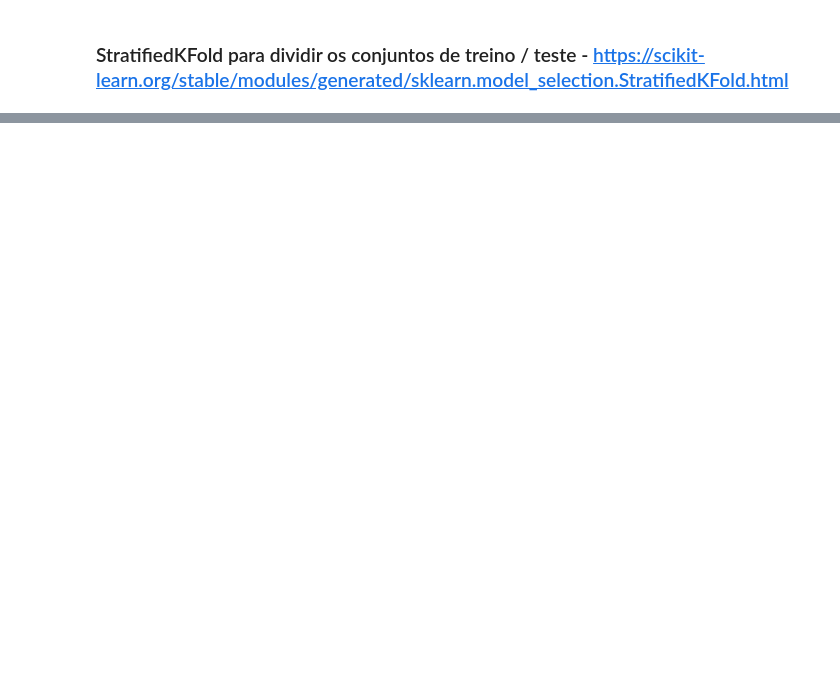
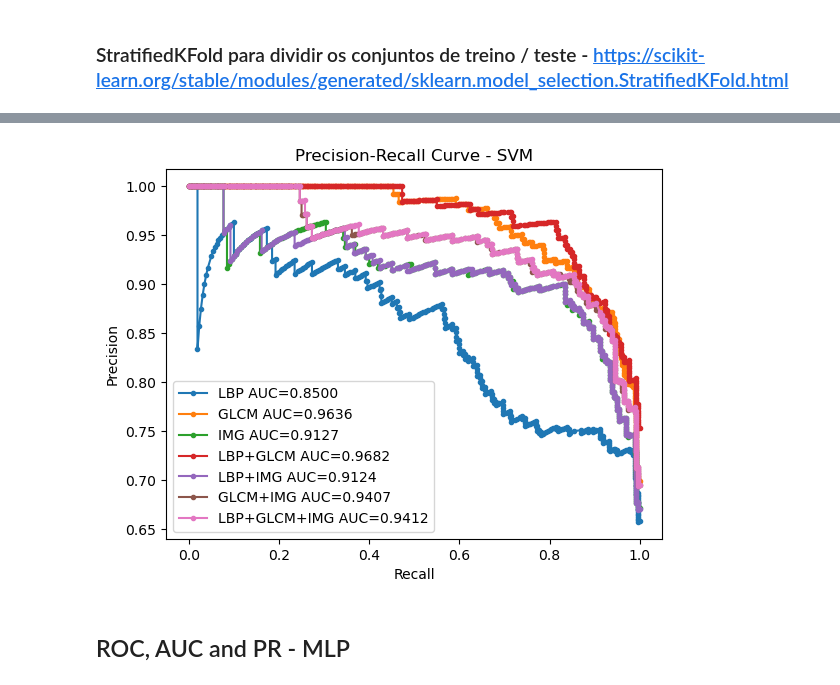
Before and after one commit to Bruno-Mascarenhas/topicos-visao-computacional-1, a Jupyter notebook: Roteiros/classifier.ipynb, the cells around one changed output, grey strips where cells are left out. Cells and saved outputs as stored; diff of their text form; code cells hidden in the pictures; blank space fills up the shorter version.

```diff
--- a/Roteiros/classifier.ipynb
+++ b/Roteiros/classifier.ipynb
@@ -110,0 +962,25 @@ weighted avg       0.41      0.64      0.50       405
+# %%
+x_lbp_svm, y_lbp_svm, _ = precision_recall_curve(y_test, lbp_svm_ans[:,1])
+x_glcm_svm, y_glcm_svm, _ = precision_recall_curve(y_test, glcm_svm_ans[:,1])
+x_img_svm, y_img_svm, _ = precision_recall_curve(y_test, img_svm_ans[:,1])
+x_lbp_glcm_svm, y_lbp_glcm_svm, _ = precision_recall_curve(y_test, lbp_glcm_svm_ans[:,1])
+x_lbp_img_svm, y_lbp_img_svm, _ = precision_recall_curve(y_test, lbp_img_svm_ans[:,1])
+x_glcm_img_svm, y_glcm_img_svm, _ = precision_recall_curve(y_test, glcm_img_svm_ans[:,1])
+x_lbp_glcm_img_svm, y_lbp_glcm_img_svm, _ = precision_recall_curve(y_test, lbp_glcm_img_svm_ans[:,1])
+# %%
+plt.plot(y_lbp_svm, x_lbp_svm, marker='.', label=f'LBP AUC={auc(y_lbp_svm, x_lbp_svm):.4f}')
+plt.plot(y_glcm_svm, x_glcm_svm, marker='.', label=f'GLCM AUC={auc(y_glcm_svm, x_glcm_svm):.4f}')
+plt.plot(y_img_svm, x_img_svm, marker='.', label=f'IMG AUC={auc(y_img_svm, x_img_svm):.4f}')
+plt.plot(y_lbp_glcm_svm, x_lbp_glcm_svm, marker='.', label=f'LBP+GLCM AUC={auc(y_lbp_glcm_svm, x_lbp_glcm_svm):.4f}')
+plt.plot(y_lbp_img_svm, x_lbp_img_svm, marker='.', label=f'LBP+IMG AUC={auc(y_lbp_img_svm, x_lbp_img_svm):.4f}')
+plt.plot(y_glcm_img_svm, x_glcm_img_svm, marker='.', label=f'GLCM+IMG AUC={auc(y_glcm_img_svm, x_glcm_img_svm):.4f}')
+plt.plot(y_lbp_glcm_img_svm, x_lbp_glcm_img_svm, marker='.', label=f'LBP+GLCM+IMG AUC={auc(y_lbp_glcm_img_svm, x_lbp_glcm_img_svm):.4f}')
+plt.xlabel('Recall')
+plt.ylabel('Precision')
+plt.title('Precision-Recall Curve - SVM')
+plt.legend()
+plt.show()
+# %% [output]
+[figure, added]
+# %% [markdown]
+## ROC, AUC and PR - MLP
```
Also changed, not shown: parts of 161 cells of this notebook, 7 other files.
